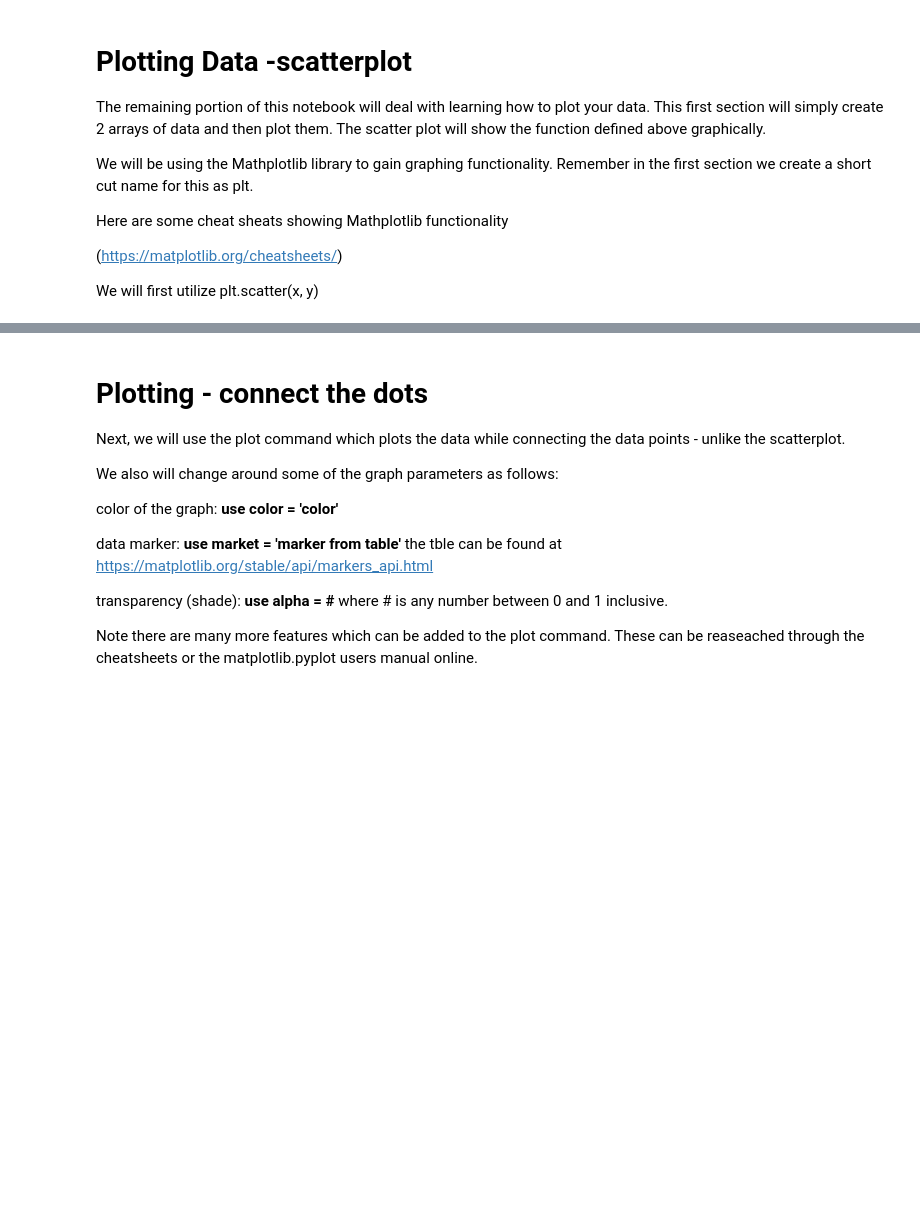
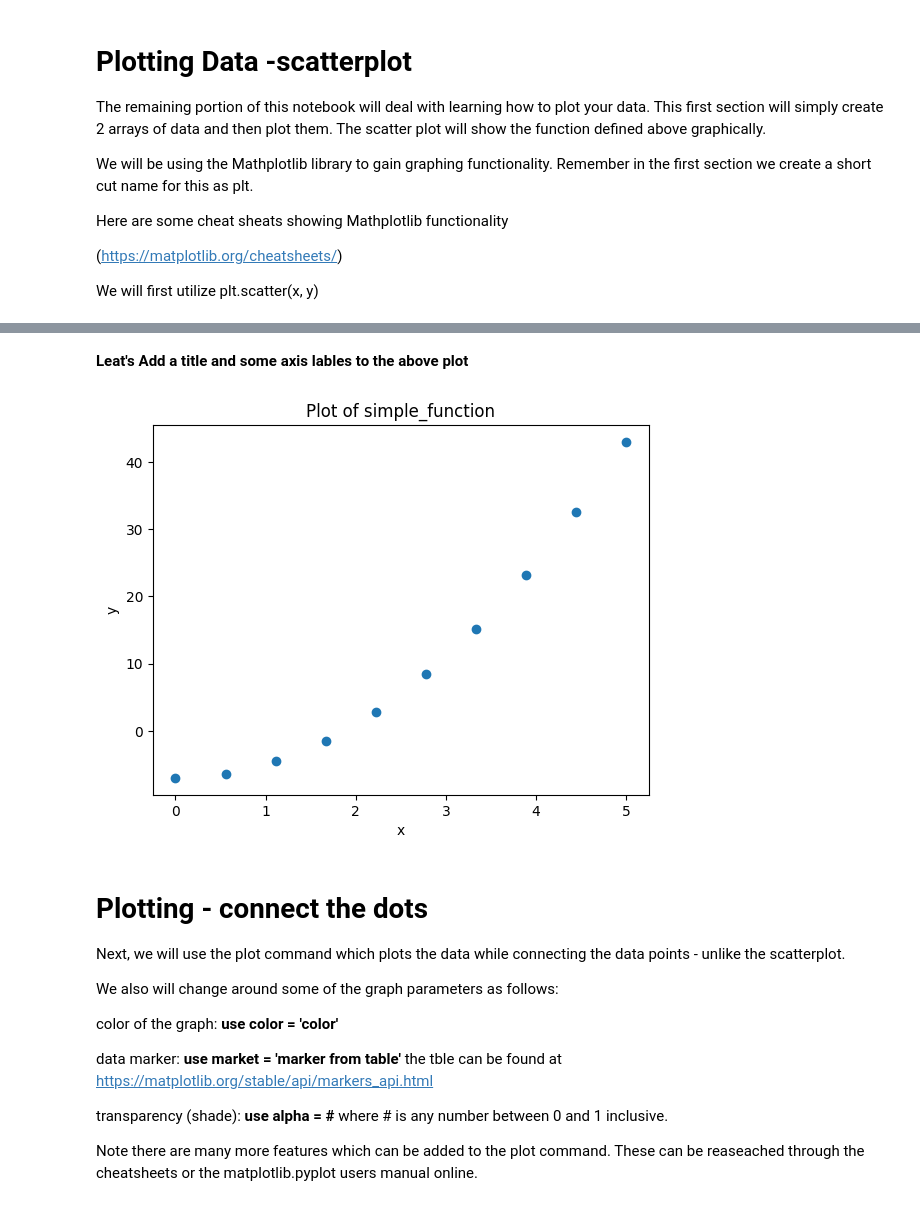
Before and after one commit to gary464/Physics-Files, a Jupyter notebook: Data_Visualization_Reference_and_Practice.ipynb, the cells around one changed output, grey strips where cells are left out. Drawn from its saved outputs; the diff is of its cells as text; code cells hidden in the pictures; blank space fills up the shorter version.

```diff
--- a/Data_Visualization_Reference_and_Practice.ipynb
+++ b/Data_Visualization_Reference_and_Practice.ipynb
@@ -63,3 +72,17 @@ plt.scatter(xvals, yvals)             # creates a scatter plot of yvals vs xvals
+# %% [markdown]
+**Leat's Add a title and some axis lables to the above plot**
+# %%
+# First bring back the previous Plot
+
+x_array = np.linspace(0, 5, num=10)     # creates an array named x_array using np.linspace
+y_calcs = simple_function(xvals)        # creates an arryt named y_calcs which is a function of xvals using simple_funtion
+plt.scatter(x_array, y_calcs)           # creates a scatter plot of y_calcs vs x_array - only plots data points
+plt.xlabel("x")                         # Set x-axis label
+plt.ylabel("y")                         # Set y-axis label
+plt.title("Plot of simple_function")    # Set plot title
+plt.show()                              # show the plot
+# %% [output]
+[figure, added]
 # %% [markdown]
 # **Plotting - connect the dots**
 Next, we will use the plot command which plots the data while connecting the data points - unlike the scatterplot.
```
Also changed, not shown: parts of 17 cells of this notebook.
